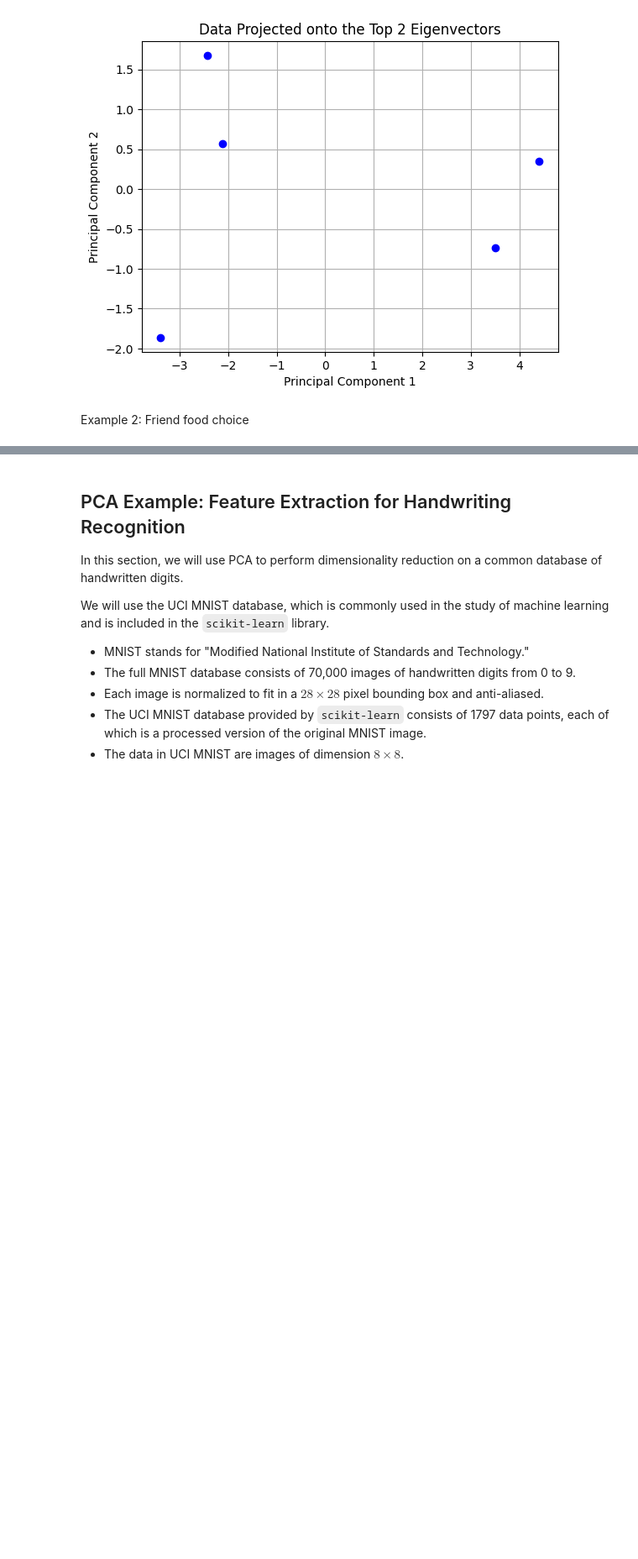
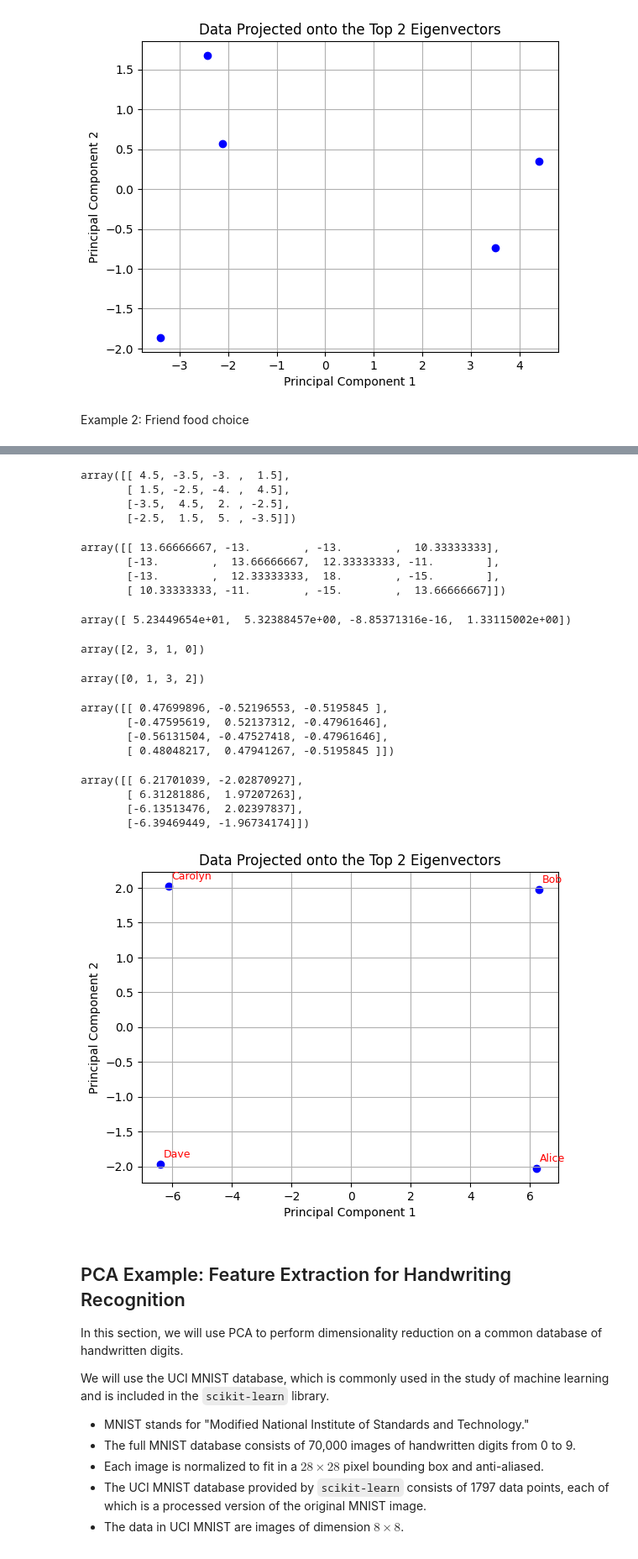
Before and after one commit to FrankGomez0/eel3850S25, a Jupyter notebook: lectures/lecture13-PCA/lecture13-pca-in-class-edits.ipynb, the cells around one changed output, grey strips where cells are left out. Shown at 84% size. Drawn from its saved outputs; the diff is of its cells as text; code cells hidden in the pictures; blank space fills up the shorter version.

```diff
--- a/lectures/lecture13-PCA/lecture13-pca-in-class-edits.ipynb
+++ b/lectures/lecture13-PCA/lecture13-pca-in-class-edits.ipynb
@@ -209,38 +218,70 @@ F
 # %%
 #1. center the data:
 
-Fc =  # todo
+Fc =  F - np.mean(F, axis=0)# todo
 Fc
+# %% [output]
+array([[ 4.5, -3.5, -3. ,  1.5],
+       [ 1.5, -2.5, -4. ,  4.5],
+       [-3.5,  4.5,  2. , -2.5],
+       [-2.5,  1.5,  5. , -3.5]])
 # %%
 #2. compute the covariance
-KFood =  # todo
+KFood =  np.cov(Fc.T) # todo
 KFood
+# %% [output]
+array([[ 13.66666667, -13.        , -13.        ,  10.33333333],
+       [-13.        ,  13.66666667,  12.33333333, -11.        ],
+       [-13.        ,  12.33333333,  18.        , -15.        ],
+       [ 10.33333333, -11.        , -15.        ,  13.66666667]])
 # %%
 #3. perform eigendecomponsition
-eigenvalues_f, eigenvectors_f = # todo
+eigenvalues_f, eigenvectors_f = LA.eig(KFood) # todo
 eigenvalues_f
+# %% [output]
+array([ 5.23449654e+01,  5.32388457e+00, -8.85371316e-16,  1.33115002e+00])
 # %%
 eigenvectors_f
+# %%
+np.argsort(eigenvalues_f)
+# %% [output]
+array([2, 3, 1, 0])
+# %%
+np.argsort(eigenvalues_f)[::-1]
+# %% [output]
+array([0, 1, 3, 2])
 # %%
 sorted_indices_food = np.argsort(eigenvalues_f)[::-1]  # Indices of eigenvalues in descending order
 eigenvectors_sorted_food = eigenvectors_f[:, sorted_indices]
 eigenvectors_sorted_food
+# %% [output]
+array([[ 0.47699896, -0.52196553, -0.5195845 ],
+       [-0.47595619,  0.52137312, -0.47961646],
+       [-0.56131504, -0.47527418, -0.47961646],
+       [ 0.48048217,  0.47941267, -0.5195845 ]])
 # %%
 #4. project to top k PC
 
-F_projected  =  # todo
+F_projected  =  Fc.dot(eigenvectors_sorted_food[:,:2])# todo
 F_projected
+# %% [output]
+array([[ 6.21701039, -2.02870927],
+       [ 6.31281886,  1.97207263],
+       [-6.13513476,  2.02397837],
+       [-6.39469449, -1.96734174]])
 # %%
-plt.scatter( ,  , color='blue', label='Projected Data')
+plt.scatter(F_projected[:,0] , F_projected[:,1] , color='blue', label='Projected Data')
 names = ['Alice', 'Bob', 'Carolyn', 'Dave']
 # Annotate each point with its index
 for i, (x, y) in enumerate(F_projected):
     plt.text(x + 0.1, y + 0.1, names[i], fontsize=9, color='red')
 plt.xlabel('Principal Component 1')
 plt.ylabel('Principal Component 2')
 plt.title('Data Projected onto the Top 2 Eigenvectors')
 plt.grid(True)
 plt.show()
+# %% [output]
+[figure, added]
 # %% [markdown]
 ## PCA Example: Feature Extraction for Handwriting Recognition
 
```
Also changed, not shown: parts of 18 cells of this notebook, 1 other file.
